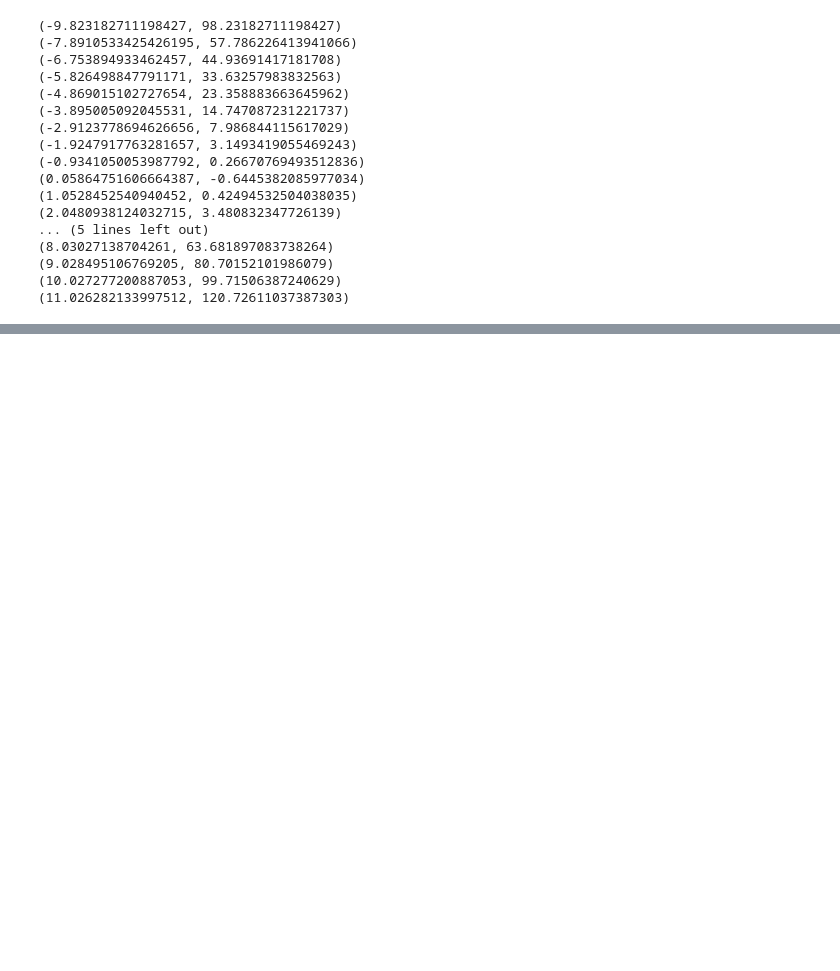
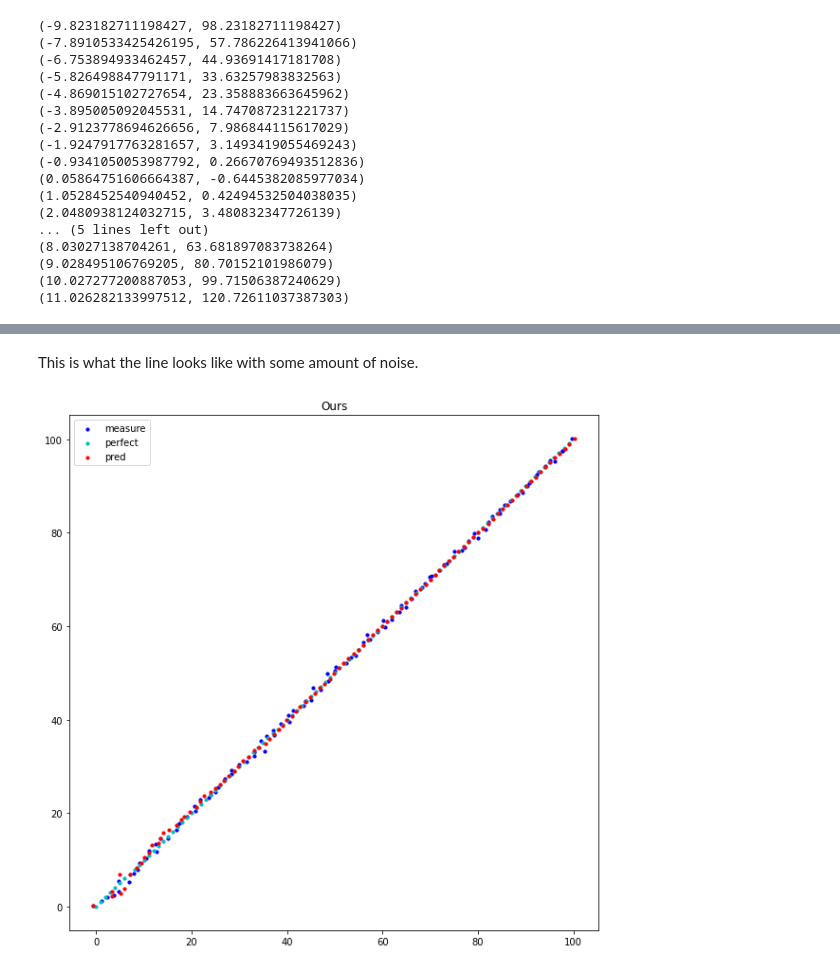
Before and after one commit to cansik/yolo-hand-detection, a Jupyter notebook: kalman/synthetic_data_kalman_tests.ipynb, the cells around one changed output, grey strips where cells are left out. Saved outputs shown, nothing was run; the diff lists cells and outputs as text; code cells hidden in the pictures; blank space fills up the shorter version.

```diff
--- a/kalman/synthetic_data_kalman_tests.ipynb
+++ b/kalman/synthetic_data_kalman_tests.ipynb
@@ -211,0 +186,35 @@ While our Kalman Filter (Orange) is rougly keeping up with the shape of the grou
+# %% [markdown]
+This is what the line looks like with some amount of noise.
+# %%
+# initialize as we do in run_kalman.py
+x_init = np.zeros(6)
+P_init = np.diag(np.full(6, 500))
+R_init = np.array([[9,0],[0,9]])
+kf = KalmanFilter(1, x_init, P_init, R_init, 0.2**2, gain=1.)
+
+plt.figure(figsize=(10,10))
+
+plt.scatter(xs, ys, color='b', label='measure', s=10)
+plt.scatter(og_x, og_y, color='c', label='perfect', s=10)
+
+xhs = np.zeros(len(xs))
+yhs = np.zeros(len(ys))
+
+for i, (x, y) in enumerate(list(zip(xs, ys))):
+    z = np.array([x, y])
+    kf.run(z)
+    xh, yh = kf.x[0], kf.x[3]
+    xhs[i] = xh
+    yhs[i] = yh
+    if i==0:
+        plt.scatter(xh, yh, color='r', label='pred', s=10)
+    else:
+        plt.scatter(xh, yh, color='r', s=10)
+
+# kf.predict()
+
+plt.title('Ours')
+plt.legend()
+plt.show()
+# %% [output]
+[figure, added]
```
Also changed, not shown: parts of 23 cells of this notebook, 8 other files.
